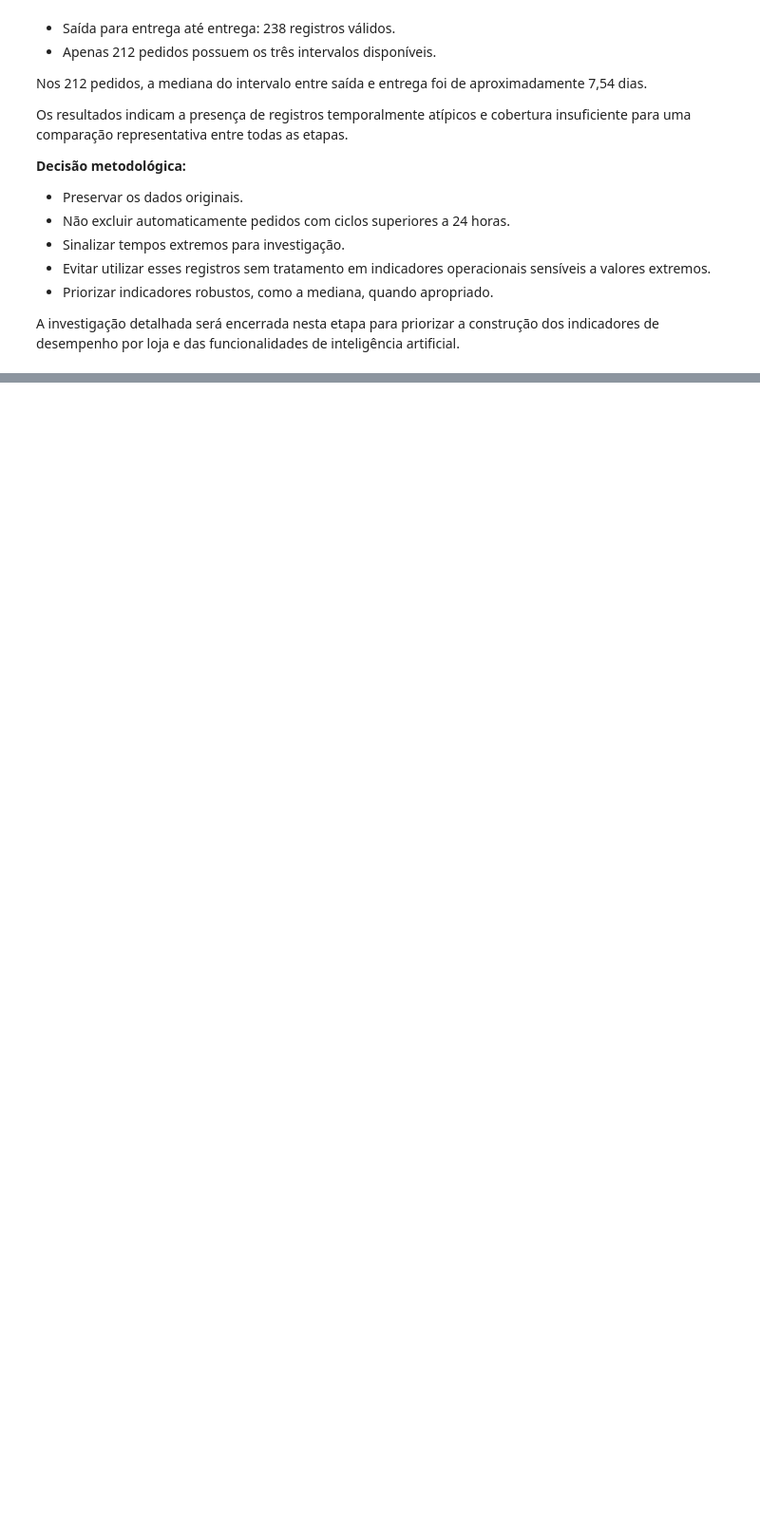
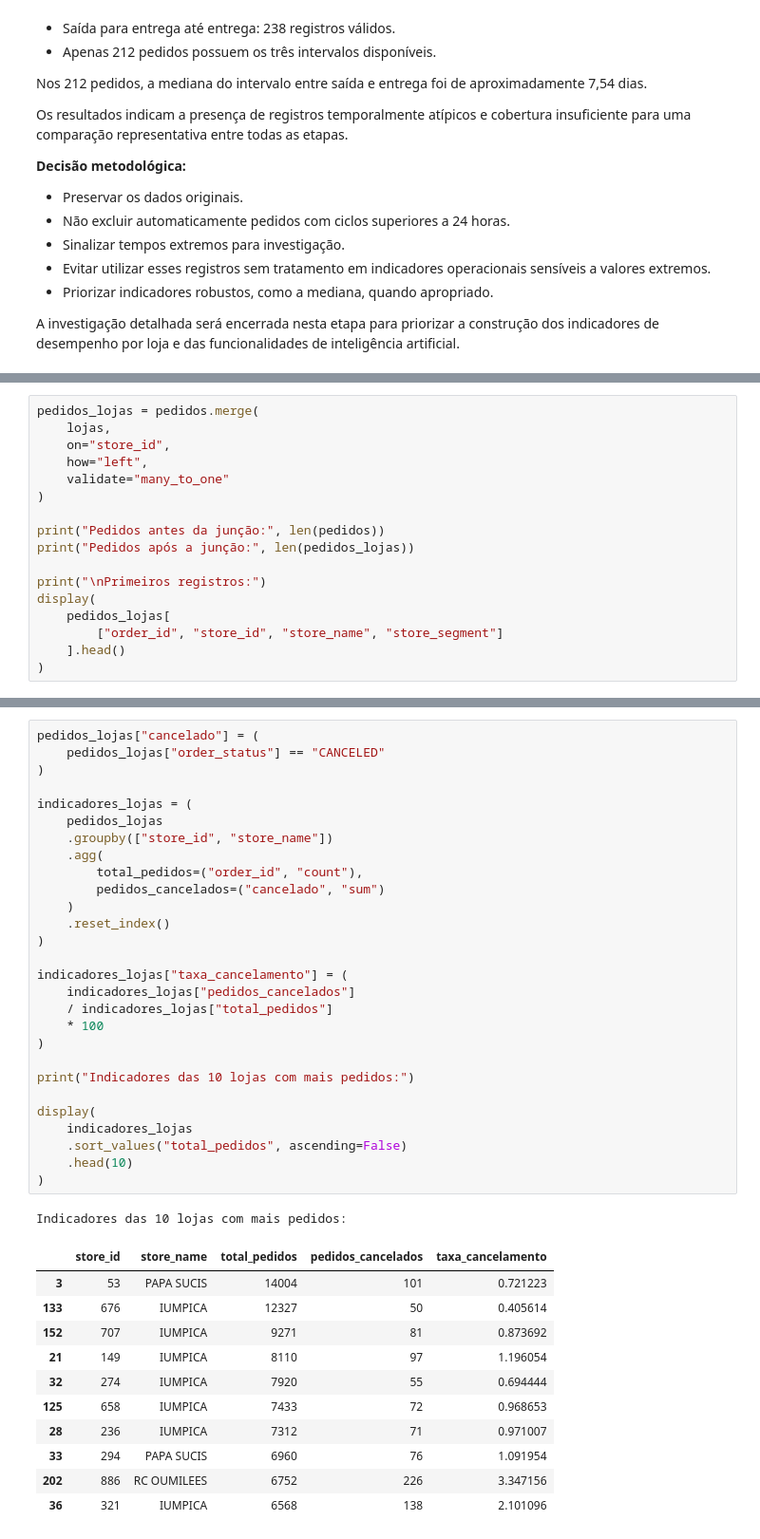
Before and after one commit to DanielDevCC26/ai-customer-intelligence, a Jupyter notebook: notebooks/01_data_exploration.ipynb, the cells around one changed output, grey strips where cells are left out. Shown at 95% size. Drawn from its saved outputs; the diff is of its cells as text; blank space fills up the shorter version.

Commit message:
feat: analyze store order volume and cancellation rates

```diff
--- a/notebooks/01_data_exploration.ipynb
+++ b/notebooks/01_data_exploration.ipynb
@@ -644,0 +729,17 @@ e das funcionalidades de inteligência artificial.
+# %%
+pedidos_lojas = pedidos.merge(
+    lojas,
+    on="store_id",
+    how="left",
+    validate="many_to_one"
+)
+
+print("Pedidos antes da junção:", len(pedidos))
+print("Pedidos após a junção:", len(pedidos_lojas))
+
+print("\nPrimeiros registros:")
+display(
+    pedidos_lojas[
+        ["order_id", "store_id", "store_name", "store_segment"]
+    ].head()
+)
@@ -644,0 +785,41 @@ e das funcionalidades de inteligência artificial.
+# %%
+pedidos_lojas["cancelado"] = (
+    pedidos_lojas["order_status"] == "CANCELED"
+)
+
+indicadores_lojas = (
+    pedidos_lojas
+    .groupby(["store_id", "store_name"])
+    .agg(
+        total_pedidos=("order_id", "count"),
+        pedidos_cancelados=("cancelado", "sum")
+    )
+    .reset_index()
+)
+
+indicadores_lojas["taxa_cancelamento"] = (
+    indicadores_lojas["pedidos_cancelados"]
+    / indicadores_lojas["total_pedidos"]
+    * 100
+)
+
+print("Indicadores das 10 lojas com mais pedidos:")
+
+display(
+    indicadores_lojas
+    .sort_values("total_pedidos", ascending=False)
+    .head(10)
+)
+# %% [output]
+Indicadores das 10 lojas com mais pedidos:
+|  | store_id | store_name | total_pedidos | pedidos_cancelados | taxa_cancelamento |
+| 3 | 53 | PAPA SUCIS | 14004 | 101 | 0.721223 |
+| 133 | 676 | IUMPICA | 12327 | 50 | 0.405614 |
+| 152 | 707 | IUMPICA | 9271 | 81 | 0.873692 |
+| 21 | 149 | IUMPICA | 8110 | 97 | 1.196054 |
+| 32 | 274 | IUMPICA | 7920 | 55 | 0.694444 |
+| 125 | 658 | IUMPICA | 7433 | 72 | 0.968653 |
+| 28 | 236 | IUMPICA | 7312 | 71 | 0.971007 |
+| 33 | 294 | PAPA SUCIS | 6960 | 76 | 1.091954 |
+| 202 | 886 | RC OUMILEES | 6752 | 226 | 3.347156 |
+| 36 | 321 | IUMPICA | 6568 | 138 | 2.101096 |
```
Also changed, not shown: parts of 9 cells of this notebook.
